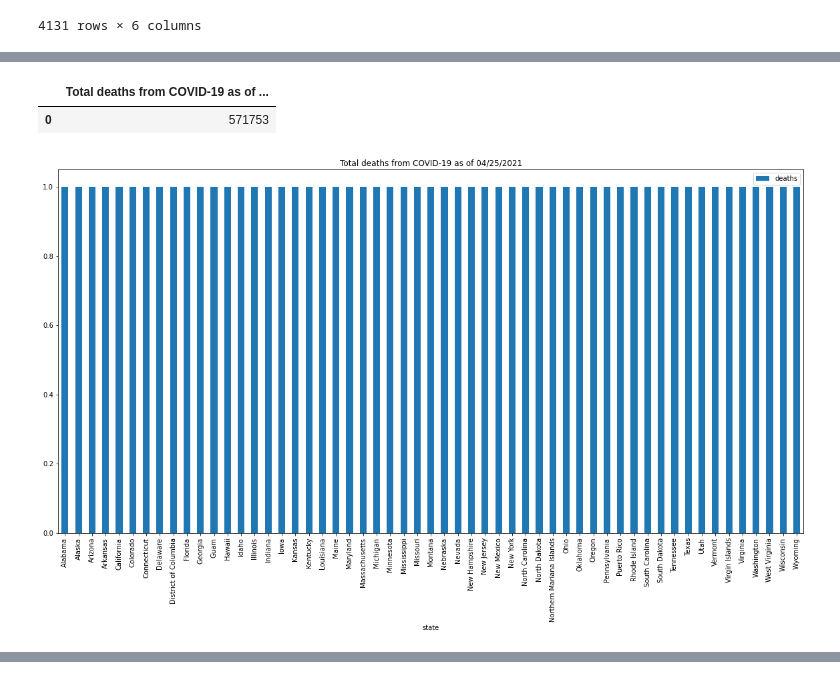
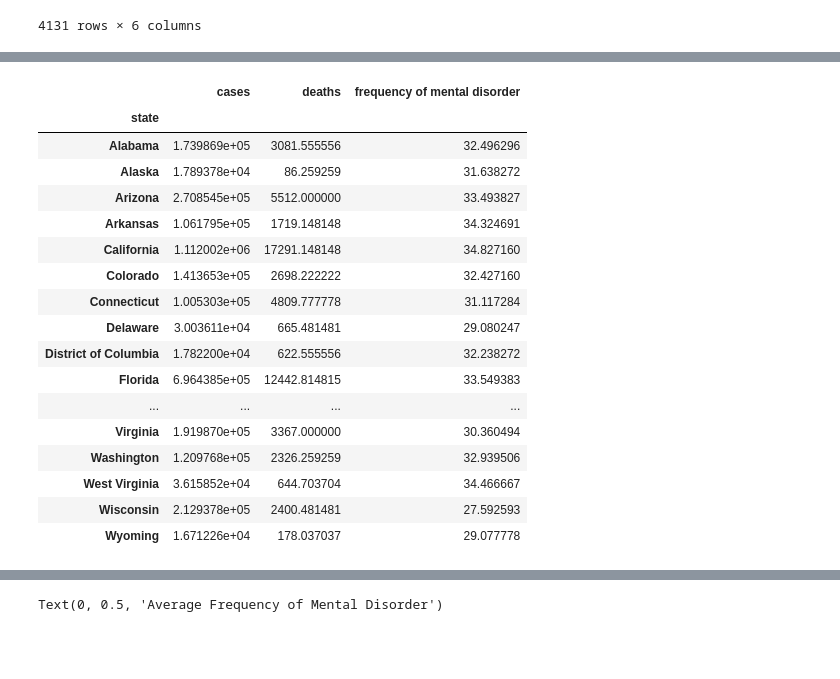
Before and after one commit to fengrujie0721/Impact-of-COVID-19-on-Mental-Health-in-United-States, a Jupyter notebook: covid_affect_on_mental_health.ipynb, the cells around one changed output, grey strips where cells are left out. Drawn from its saved outputs; the diff is of its cells as text; code cells hidden in the pictures; blank space fills up the shorter version.

```diff
--- a/covid_affect_on_mental_health.ipynb
+++ b/covid_affect_on_mental_health.ipynb
@@ -241,18 +105,43 @@ covid_042521_df
-# %%
-# Calculate total deaths as of 04/25/2021
-total_deaths_042521 = (covid_042521_df["deaths"]).sum()
-total_deaths_042521_df = pd.DataFrame({"Total deaths from COVID-19 as of 04/25/2021": [total_deaths_042521]})
-total_deaths_042521_df
-# %% [output]
-|  | Total deaths from COVID-19 as of ... |
-| 0 | 571753 |
-# %%
-chart_042521 = pd.DataFrame(covid_042521_df.groupby(["state"]).count()).reset_index()
-chart_042521_df = chart_042521[["state", "deaths"]]
-chart_042521_df = chart_042521_df.set_index("state")
-
-chart_042521_df.plot(kind="bar", figsize=(20,10))
-plt.title("Total deaths from COVID-19 as of 04/25/2021")
-plt.show()
-# %% [output]
-[figure, removed]
+# %%
+#Questions: #Has COVID_19 affected the mental health of Americans?
+            #Are areas high COVID-19 deaths more impacted by mental health issues?
+            #Do areas with low COVID-19 rates have lower rates of mental health issues?
+
+#group merged data by state
+group_by_state=merged_data.groupby(["state"])
+#get the mean
+group_by_state_mean=group_by_state.mean()
+#display the mean
+display(group_by_state_mean)
+#scatter plot the deaths and the frequency of mental disorder
+x=group_by_state_mean["deaths"]
+y=group_by_state_mean["frequency of mental disorder"]
+plt.scatter(x,y)
+#line regression model
+(slope,intercept,rvalue,pvalue,stderr)=linregress(x,y)
+regress_values=x*slope+intercept
+line_eq="y="+str(round(slope,2))+"x+"+str(round(intercept,2))
+plt.plot(x,regress_values,"r-")
+plt.annotate(line_eq,(15000,28),fontsize=15,color="red")
+plt.title("Impact of COVID-19 Deaths on Frequency of Mental Disorder in Each State")
+plt.xlabel("Deaths of COVID-19")
+plt.ylabel("Average Frequency of Mental Disorder")
+# %% [output]
+|  | cases | deaths | frequency of mental disorder |
+| state |  |  |  |
+| Alabama | 1.739869e+05 | 3081.555556 | 32.496296 |
+| Alaska | 1.789378e+04 | 86.259259 | 31.638272 |
+| Arizona | 2.708545e+05 | 5512.000000 | 33.493827 |
+| Arkansas | 1.061795e+05 | 1719.148148 | 34.324691 |
+| California | 1.112002e+06 | 17291.148148 | 34.827160 |
+| Colorado | 1.413653e+05 | 2698.222222 | 32.427160 |
+| Connecticut | 1.005303e+05 | 4809.777778 | 31.117284 |
+| Delaware | 3.003611e+04 | 665.481481 | 29.080247 |
+| District of Columbia | 1.782200e+04 | 622.555556 | 32.238272 |
+| Florida | 6.964385e+05 | 12442.814815 | 33.549383 |
+| ... | ... | ... | ... |
+| Virginia | 1.919870e+05 | 3367.000000 | 30.360494 |
+| Washington | 1.209768e+05 | 2326.259259 | 32.939506 |
+| West Virginia | 3.615852e+04 | 644.703704 | 34.466667 |
+| Wisconsin | 2.129378e+05 | 2400.481481 | 27.592593 |
+| Wyoming | 1.671226e+04 | 178.037037 | 29.077778 |
@@ -258,0 +150 @@ plt.show()
+Text(0, 0.5, 'Average Frequency of Mental Disorder')
```
Also changed, not shown: parts of 15 cells of this notebook.
